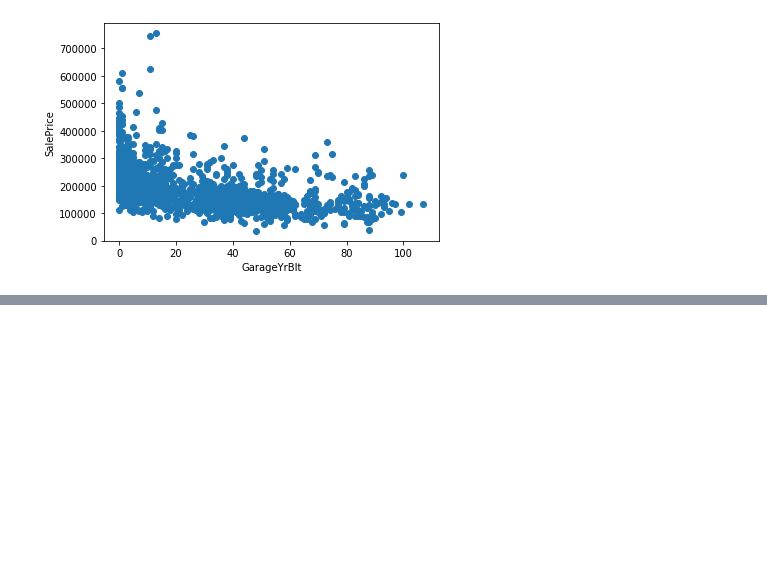
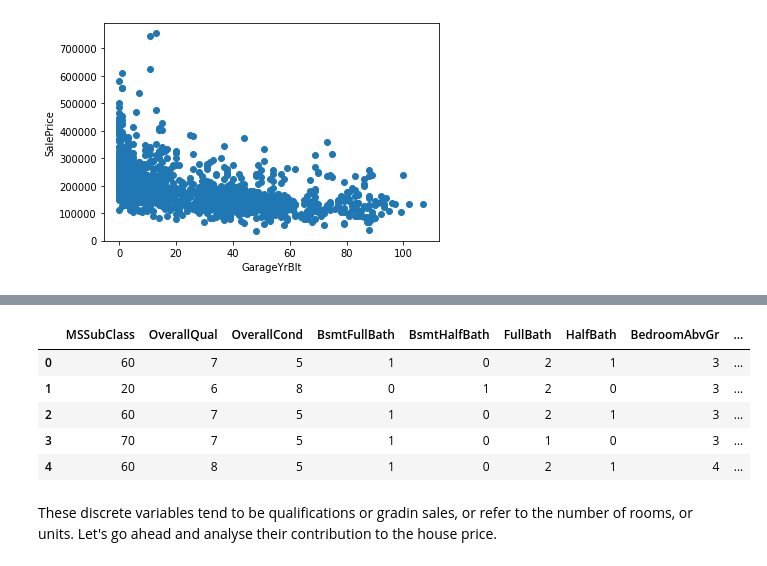
Before and after one commit to Jeffresh/deployment-of-machine-learning-models, a Jupyter notebook: section2/dataAnalysis.ipynb, the cells around one changed output, grey strips where cells are left out. Drawn from its saved outputs; the diff is of its cells as text; code cells hidden in the pictures; blank space fills up the shorter version.

```diff
--- a/section2/dataAnalysis.ipynb
+++ b/section2/dataAnalysis.ipynb
@@ -202,0 +226,12 @@ for var in year_vars:
+# %%
+data[discrete_vars].head()
+# %% [output]
+|  | MSSubClass | OverallQual | OverallCond | BsmtFullBath | BsmtHalfBath | FullBath | HalfBath | BedroomAbvGr | ... |
+| 0 | 60 | 7 | 5 | 1 | 0 | 2 | 1 | 3 | ... |
+| 1 | 20 | 6 | 8 | 0 | 1 | 2 | 0 | 3 | ... |
+| 2 | 60 | 7 | 5 | 1 | 0 | 2 | 1 | 3 | ... |
+| 3 | 70 | 7 | 5 | 1 | 0 | 1 | 0 | 3 | ... |
+| 4 | 60 | 8 | 5 | 1 | 0 | 2 | 1 | 4 | ... |
+# %% [markdown]
+These discrete variables tend to be qualifications or gradin sales, or refer to the number of rooms, or units.
+Let's go ahead and analyse their contribution to the house price.
```
Also changed, not shown: parts of 7 cells of this notebook.
